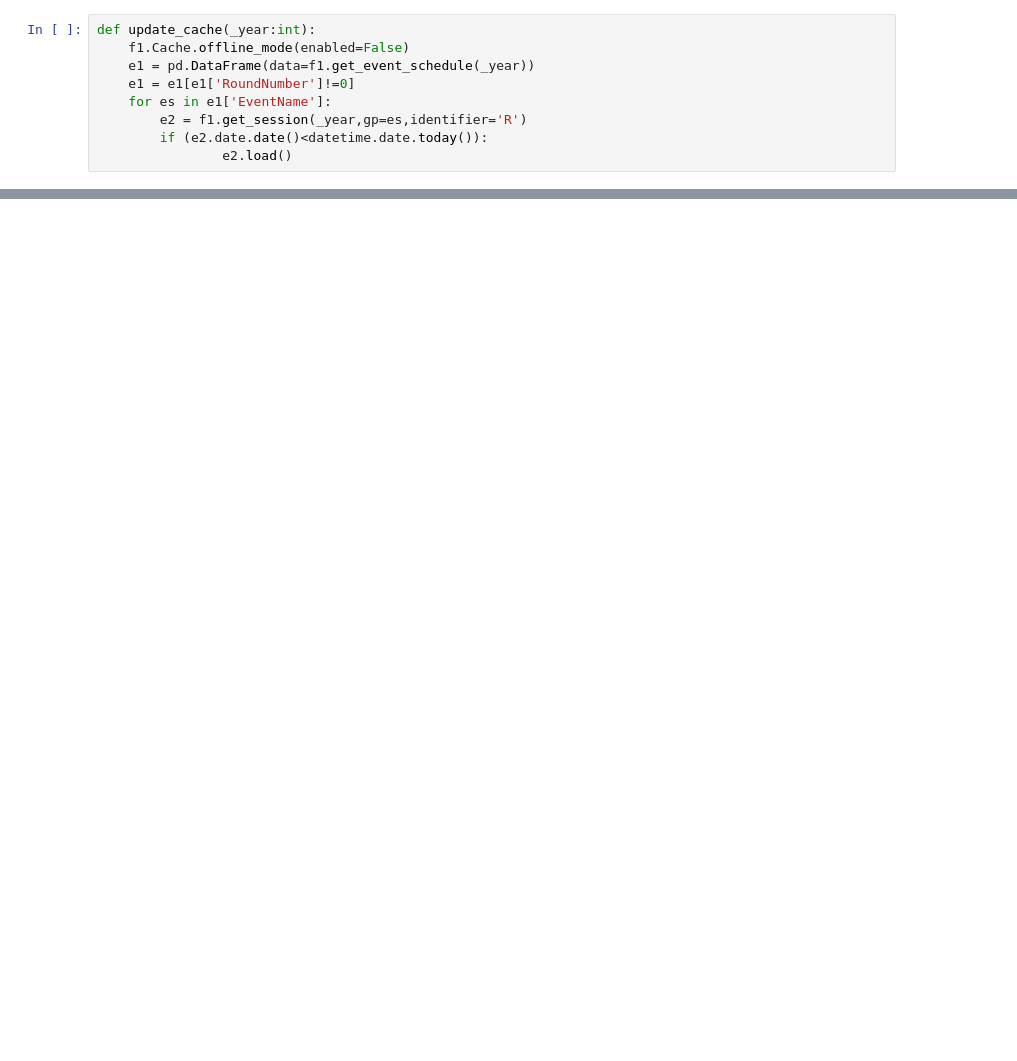
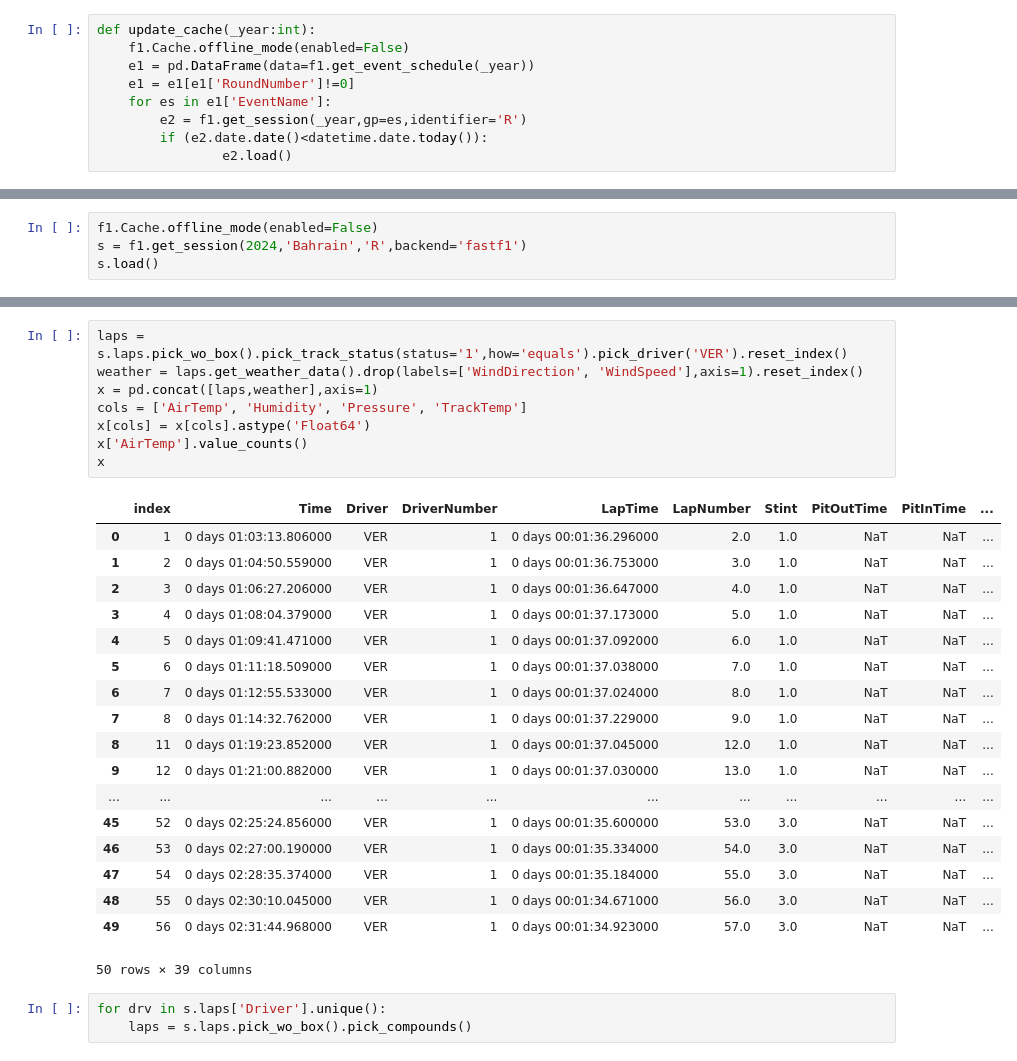
Before and after one commit to SouthernGhost/f1-tyre-wear-prediction, a Jupyter notebook: data_fetcher.ipynb, the cells around one changed output, grey strips where cells are left out. Saved outputs shown, nothing was run; the diff lists cells and outputs as text; blank space fills up the shorter version.

```diff
--- a/data_fetcher.ipynb
+++ b/data_fetcher.ipynb
@@ -94,3 +97,7 @@ req            INFO     Using cached data for position_data
 req            INFO     Using cached data for weather_data
 req            INFO     Using cached data for race_control_messages
 core           INFO     Finished loading data for 20 drivers: ['44', '1', '4', '81', '55', '27', '18', '14', '23', '22', '2', '20', '3', '16', '77', '31', '11', '24', '63', '10']
+# %%
+f1.Cache.offline_mode(enabled=False)
+s = f1.get_session(2024,'Bahrain','R',backend='fastf1')
+s.load()
@@ -96,0 +119,30 @@ core           INFO     Finished loading data for 20 drivers: ['44', '1', '4', '
+# %%
+laps = s.laps.pick_wo_box().pick_track_status(status='1',how='equals').pick_driver('VER').reset_index()
+weather = laps.get_weather_data().drop(labels=['WindDirection', 'WindSpeed'],axis=1).reset_index()
+x = pd.concat([laps,weather],axis=1)
+cols = ['AirTemp', 'Humidity', 'Pressure', 'TrackTemp']
+x[cols] = x[cols].astype('Float64')
+x['AirTemp'].value_counts()
+x
+# %% [output]
+|  | index | Time | Driver | DriverNumber | LapTime | LapNumber | Stint | PitOutTime | PitInTime | ... |
+| 0 | 1 | 0 days 01:03:13.806000 | VER | 1 | 0 days 00:01:36.296000 | 2.0 | 1.0 | NaT | NaT | ... |
+| 1 | 2 | 0 days 01:04:50.559000 | VER | 1 | 0 days 00:01:36.753000 | 3.0 | 1.0 | NaT | NaT | ... |
+| 2 | 3 | 0 days 01:06:27.206000 | VER | 1 | 0 days 00:01:36.647000 | 4.0 | 1.0 | NaT | NaT | ... |
+| 3 | 4 | 0 days 01:08:04.379000 | VER | 1 | 0 days 00:01:37.173000 | 5.0 | 1.0 | NaT | NaT | ... |
+| 4 | 5 | 0 days 01:09:41.471000 | VER | 1 | 0 days 00:01:37.092000 | 6.0 | 1.0 | NaT | NaT | ... |
+| 5 | 6 | 0 days 01:11:18.509000 | VER | 1 | 0 days 00:01:37.038000 | 7.0 | 1.0 | NaT | NaT | ... |
+| 6 | 7 | 0 days 01:12:55.533000 | VER | 1 | 0 days 00:01:37.024000 | 8.0 | 1.0 | NaT | NaT | ... |
+| 7 | 8 | 0 days 01:14:32.762000 | VER | 1 | 0 days 00:01:37.229000 | 9.0 | 1.0 | NaT | NaT | ... |
+| 8 | 11 | 0 days 01:19:23.852000 | VER | 1 | 0 days 00:01:37.045000 | 12.0 | 1.0 | NaT | NaT | ... |
+| 9 | 12 | 0 days 01:21:00.882000 | VER | 1 | 0 days 00:01:37.030000 | 13.0 | 1.0 | NaT | NaT | ... |
+| ... | ... | ... | ... | ... | ... | ... | ... | ... | ... | ... |
+| 45 | 52 | 0 days 02:25:24.856000 | VER | 1 | 0 days 00:01:35.600000 | 53.0 | 3.0 | NaT | NaT | ... |
+| 46 | 53 | 0 days 02:27:00.190000 | VER | 1 | 0 days 00:01:35.334000 | 54.0 | 3.0 | NaT | NaT | ... |
+| 47 | 54 | 0 days 02:28:35.374000 | VER | 1 | 0 days 00:01:35.184000 | 55.0 | 3.0 | NaT | NaT | ... |
+| 48 | 55 | 0 days 02:30:10.045000 | VER | 1 | 0 days 00:01:34.671000 | 56.0 | 3.0 | NaT | NaT | ... |
+| 49 | 56 | 0 days 02:31:44.968000 | VER | 1 | 0 days 00:01:34.923000 | 57.0 | 3.0 | NaT | NaT | ... |
+50 rows × 39 columns
+# %%
+for drv in s.laps['Driver'].unique():
+    laps = s.laps.pick_wo_box().pick_compounds()
```
Also changed, not shown: parts of 6 cells of this notebook.
